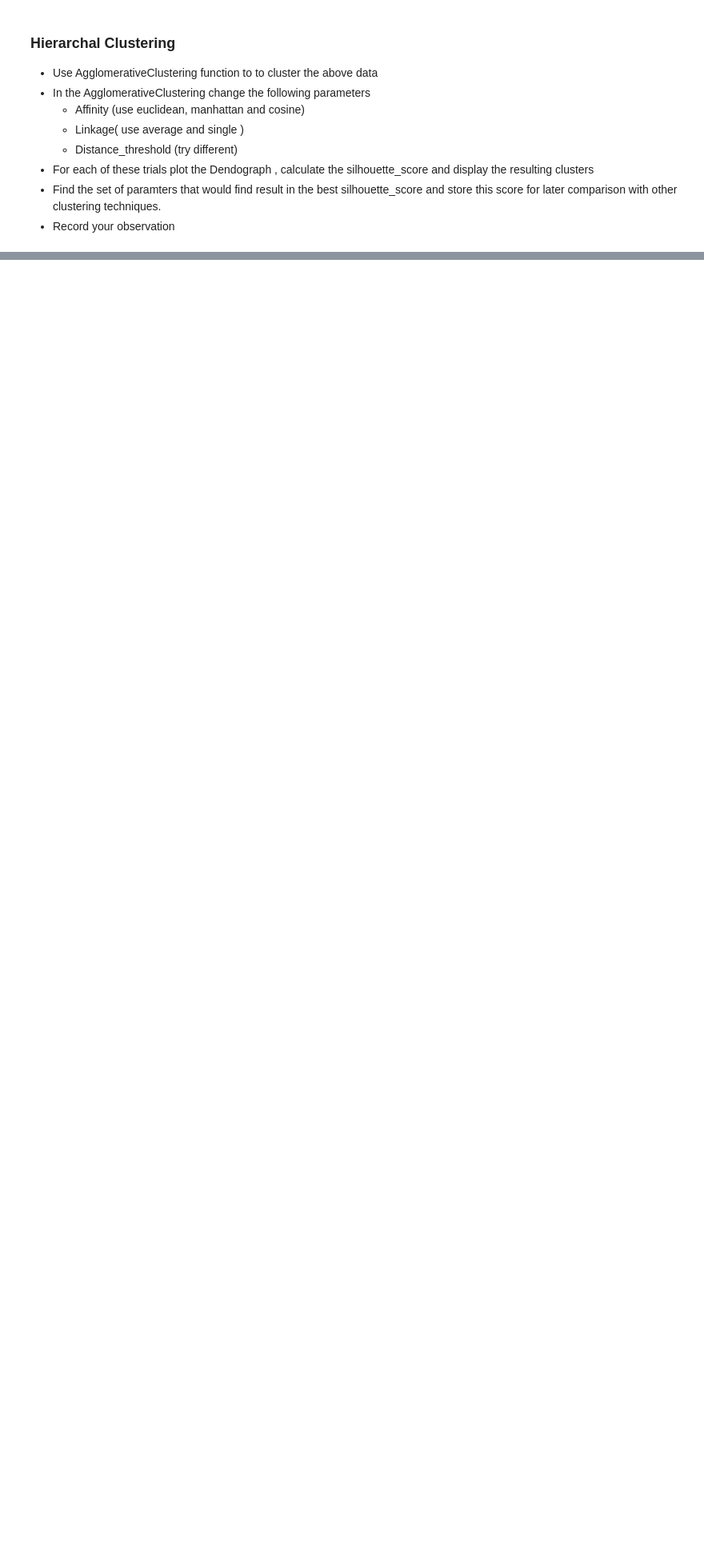
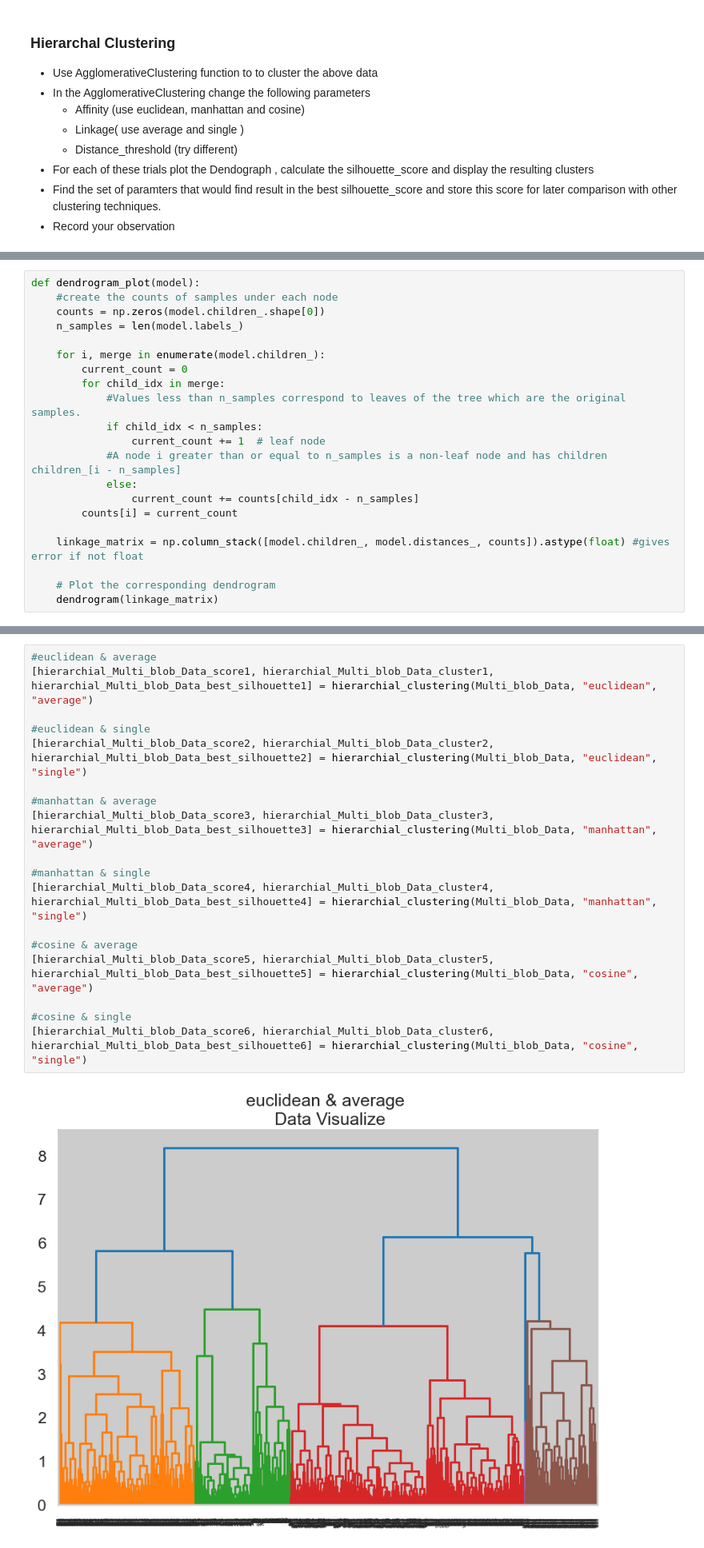
Before and after one commit to peterwafik/Machine_Learning, a Jupyter notebook: Clustering Project.ipynb, the cells around one changed output, grey strips where cells are left out. Shown at 80% size. Saved outputs shown, nothing was run; the diff lists cells and outputs as text; blank space fills up the shorter version.

```diff
--- a/Clustering Project.ipynb
+++ b/Clustering Project.ipynb
@@ -177,0 +227,21 @@ NameError: name 'AgglomerativeClustering' is not defined
+# %%
+def dendrogram_plot(model):
+    #create the counts of samples under each node
+    counts = np.zeros(model.children_.shape[0])
+    n_samples = len(model.labels_)
+
+    for i, merge in enumerate(model.children_):
+        current_count = 0
+        for child_idx in merge:
+            #Values less than n_samples correspond to leaves of the tree which are the original samples.
+            if child_idx < n_samples:
+                current_count += 1  # leaf node
+            #A node i greater than or equal to n_samples is a non-leaf node and has children children_[i - n_samples]
+            else:
+                current_count += counts[child_idx - n_samples]
+        counts[i] = current_count
+
+    linkage_matrix = np.column_stack([model.children_, model.distances_, counts]).astype(float) #gives error if not float
+
+    # Plot the corresponding dendrogram
+    dendrogram(linkage_matrix)
@@ -177,0 +320,20 @@ NameError: name 'AgglomerativeClustering' is not defined
+# %%
+#euclidean & average
+[hierarchial_Multi_blob_Data_score1, hierarchial_Multi_blob_Data_cluster1, hierarchial_Multi_blob_Data_best_silhouette1] = hierarchial_clustering(Multi_blob_Data, "euclidean", "average")
+
+#euclidean & single
+[hierarchial_Multi_blob_Data_score2, hierarchial_Multi_blob_Data_cluster2, hierarchial_Multi_blob_Data_best_silhouette2] = hierarchial_clustering(Multi_blob_Data, "euclidean", "single")
+
+#manhattan & average
+[hierarchial_Multi_blob_Data_score3, hierarchial_Multi_blob_Data_cluster3, hierarchial_Multi_blob_Data_best_silhouette3] = hierarchial_clustering(Multi_blob_Data, "manhattan", "average")
+
+#manhattan & single
+[hierarchial_Multi_blob_Data_score4, hierarchial_Multi_blob_Data_cluster4, hierarchial_Multi_blob_Data_best_silhouette4] = hierarchial_clustering(Multi_blob_Data, "manhattan", "single")
+
+#cosine & average
+[hierarchial_Multi_blob_Data_score5, hierarchial_Multi_blob_Data_cluster5, hierarchial_Multi_blob_Data_best_silhouette5] = hierarchial_clustering(Multi_blob_Data, "cosine", "average")
+
+#cosine & single
+[hierarchial_Multi_blob_Data_score6, hierarchial_Multi_blob_Data_cluster6, hierarchial_Multi_blob_Data_best_silhouette6] = hierarchial_clustering(Multi_blob_Data, "cosine", "single")
+# %% [output]
+[figure, added]
```
Also changed, not shown: parts of 42 cells of this notebook.
